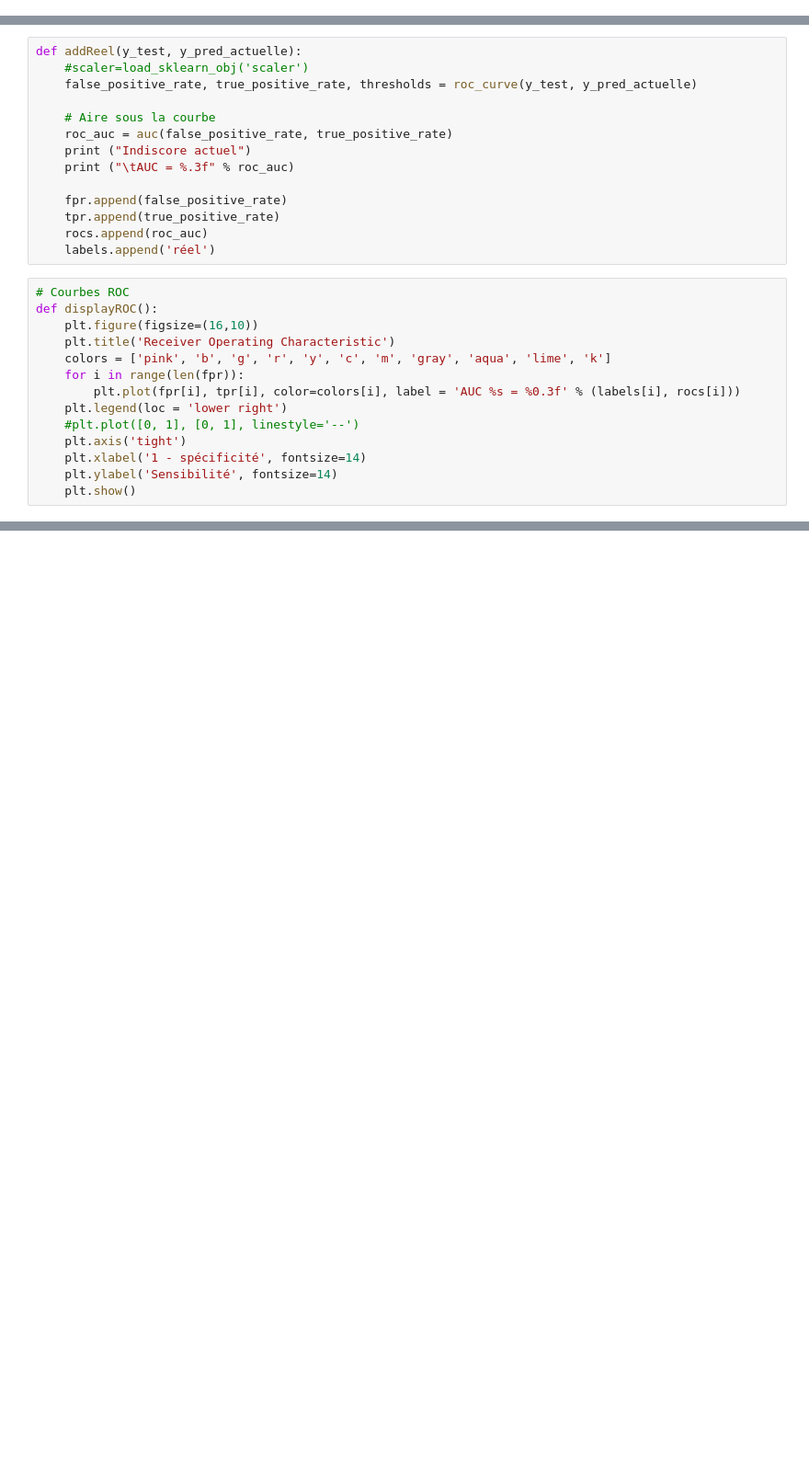
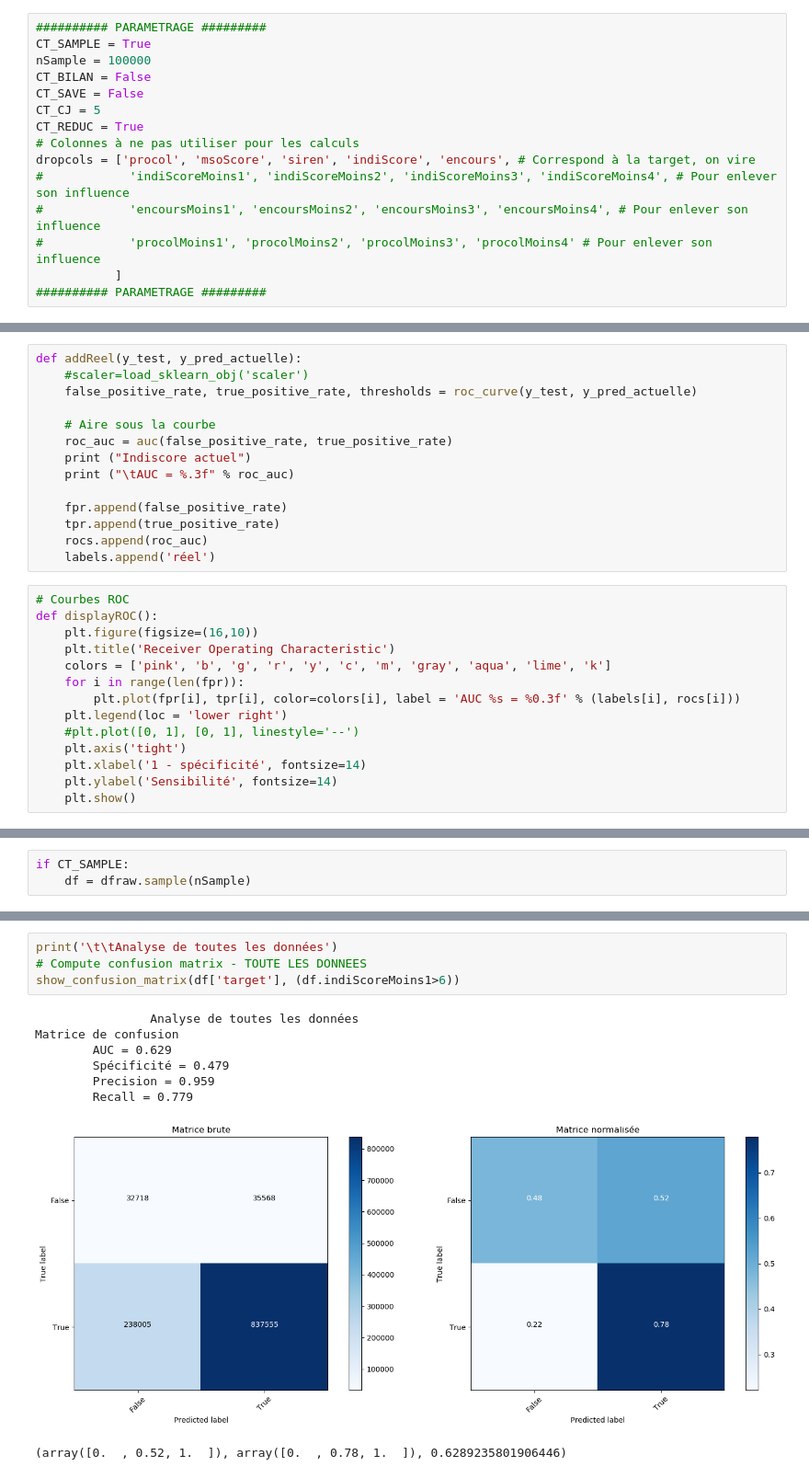
Before and after one commit to morganscao/Projet8, a Jupyter notebook: scores_predictions_CJ.ipynb, the cells around one changed output, grey strips where cells are left out. Shown at 92% size. Drawn from its saved outputs; the diff is of its cells as text; blank space fills up the shorter version.

```diff
--- a/scores_predictions_CJ.ipynb
+++ b/scores_predictions_CJ.ipynb
@@ -1,3 +1,18 @@
 # %% [markdown]
 # Scores & Décisions
+# %%
+########## PARAMETRAGE #########
+CT_SAMPLE = True
+nSample = 100000
+CT_BILAN = False
+CT_SAVE = False
+CT_CJ = 5
+CT_REDUC = True
+# Colonnes à ne pas utiliser pour les calculs
+dropcols = ['procol', 'msoScore', 'siren', 'indiScore', 'encours', # Correspond à la target, on vire
+#            'indiScoreMoins1', 'indiScoreMoins2', 'indiScoreMoins3', 'indiScoreMoins4', # Pour enlever son influence
+#            'encoursMoins1', 'encoursMoins2', 'encoursMoins3', 'encoursMoins4', # Pour enlever son influence
+#            'procolMoins1', 'procolMoins2', 'procolMoins3', 'procolMoins4' # Pour enlever son influence
+           ]
+########## PARAMETRAGE #########
 # %%
@@ -381,0 +158,3 @@ displayROC()
+# %%
+if CT_SAMPLE:
+    df = dfraw.sample(nSample)
@@ -381,0 +186,13 @@ displayROC()
+# %%
+print('\t\tAnalyse de toutes les données')
+# Compute confusion matrix - TOUTE LES DONNEES
+show_confusion_matrix(df['target'], (df.indiScoreMoins1>6))
+# %% [output]
+                Analyse de toutes les données
+Matrice de confusion
+        AUC = 0.629
+        Spécificité = 0.479
+        Precision = 0.959
+        Recall = 0.779
+[figure, added]
+(array([0.  , 0.52, 1.  ]), array([0.  , 0.78, 1.  ]), 0.6289235801906446)
```
Also changed, not shown: parts of 55 cells of this notebook, 16 other files.
